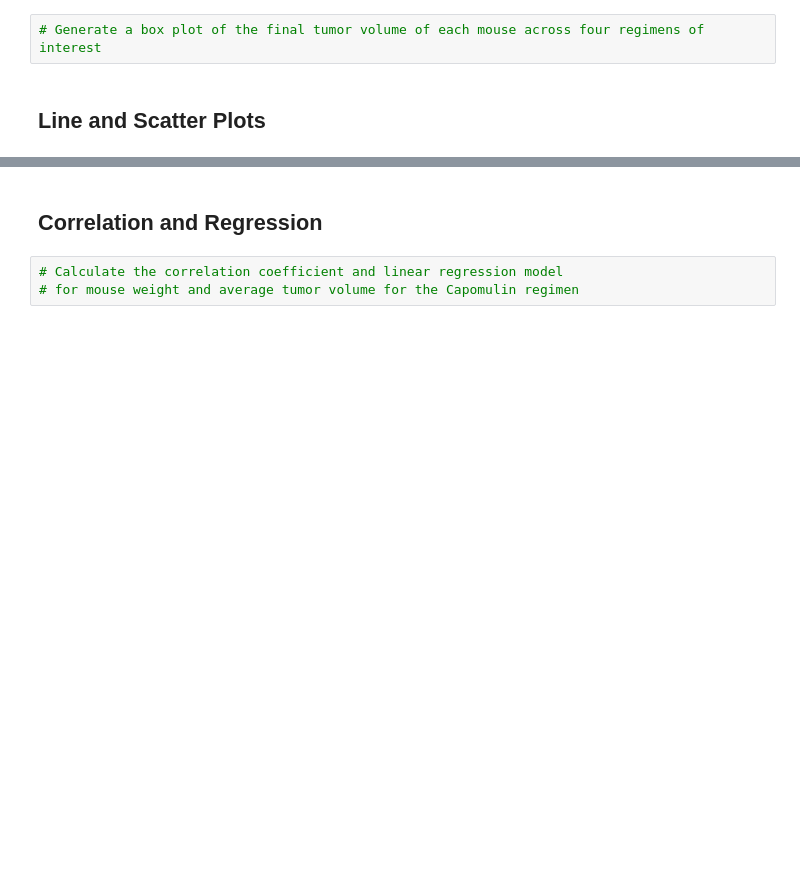
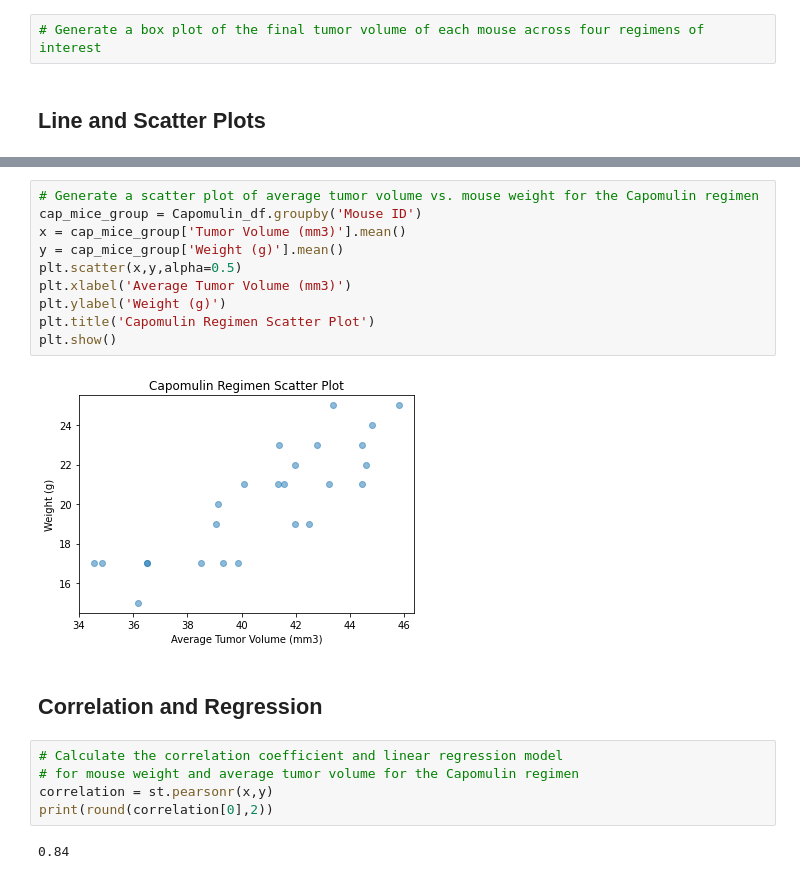
Before and after one commit to Bgood524/MatplotLib_Mice_Data, a Jupyter notebook: pymaceuticals_starter.ipynb, the cells around one changed output, grey strips where cells are left out. Cells and saved outputs as stored; diff of their text form; blank space fills up the shorter version.

```diff
--- a/pymaceuticals_starter.ipynb
+++ b/pymaceuticals_starter.ipynb
@@ -242,5 +262,21 @@ df_clean.head()
+# %%
+# Generate a scatter plot of average tumor volume vs. mouse weight for the Capomulin regimen
+cap_mice_group = Capomulin_df.groupby('Mouse ID')
+x = cap_mice_group['Tumor Volume (mm3)'].mean()
+y = cap_mice_group['Weight (g)'].mean()
+plt.scatter(x,y,alpha=0.5)
+plt.xlabel('Average Tumor Volume (mm3)')
+plt.ylabel('Weight (g)')
+plt.title('Capomulin Regimen Scatter Plot')
+plt.show()
+# %% [output]
+[figure, added]
 # %% [markdown]
 ## Correlation and Regression
 # %%
 # Calculate the correlation coefficient and linear regression model
 # for mouse weight and average tumor volume for the Capomulin regimen
+correlation = st.pearsonr(x,y)
+print(round(correlation[0],2))
+# %% [output]
+0.84
```
Also changed, not shown: parts of 8 cells of this notebook.
